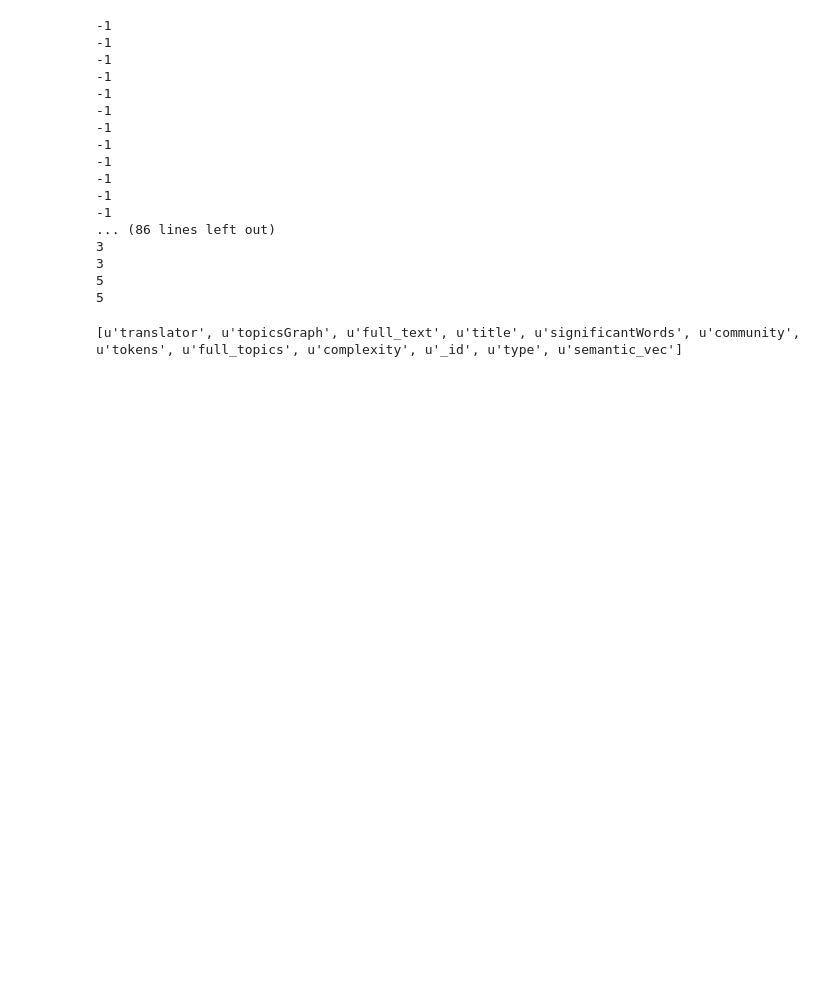
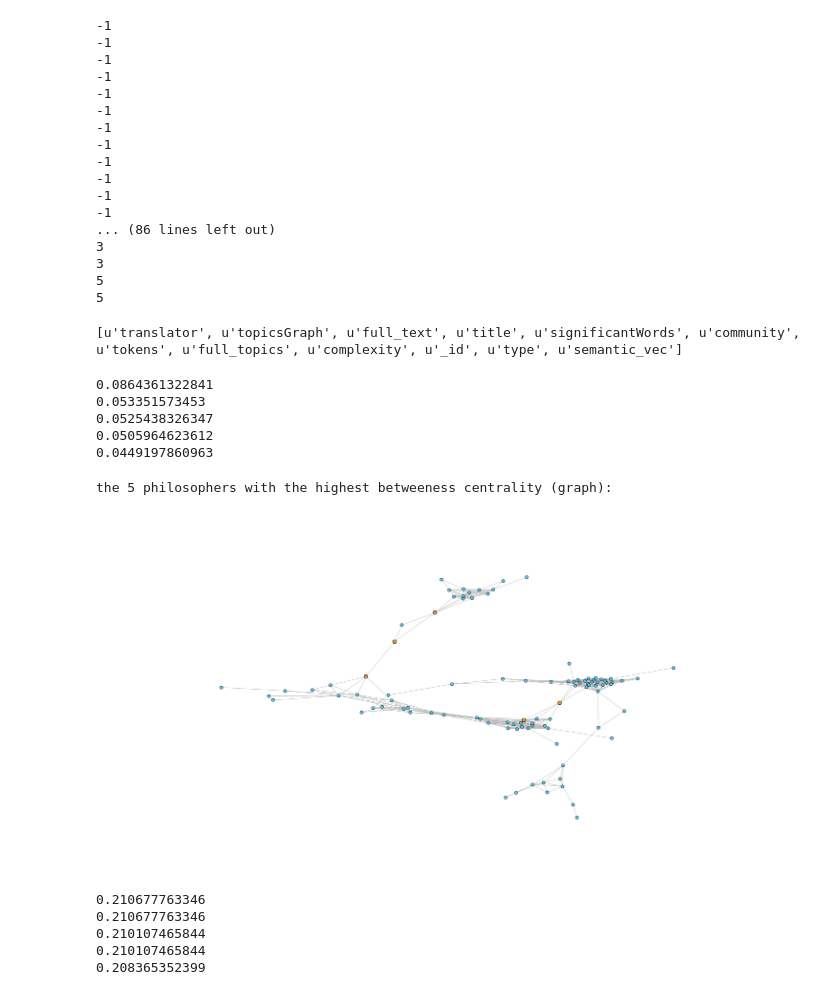
Before and after one commit to vlievin/deep-reader-lda, a Jupyter notebook: graph analysis.ipynb, the cells around one changed output. Drawn from its saved outputs; the diff is of its cells as text; code cells hidden in the pictures; blank space fills up the shorter version.

Commit message:
network analysis text

```diff
--- a/graph analysis.ipynb
+++ b/graph analysis.ipynb
@@ -227,3 +228,32 @@ ObjectId('566587469f5c8d2494e4f78c')
 # %%
 # %% [output]
 [u'translator', u'topicsGraph', u'full_text', u'title', u'significantWords', u'community', u'tokens', u'full_topics', u'complexity', u'_id', u'type', u'semantic_vec']
+# %%
+between = nx.betweenness_centrality(G)
+# %%
+for b in sorted( between, key = between.get, reverse = True )[:5]:
+    print between[b]
+# %% [output]
+0.0864361322841
+0.053351573453
+0.0525438326347
+0.0505964623612
+0.0449197860963
+# %%
+def drawHighlighted( GCC, points, labels = False ):
+    pos = nx.fruchterman_reingold_layout(GCC)
+    nx.draw(GCC, pos = pos, linewidths  = 1, node_size = 40, node_color = "#33CCFF" , edge_color = "#bbbbbb", alpha = 0.8)
+    nx.draw_networkx_nodes(GCC, pos, nodelist = points, linewidths  = 1, node_size = 60, node_color = "#FF9933" , edge_color = "#bbbbbb", alpha = 0.9)
+    if (labels):
+        nx.draw_networkx_labels( GCC, pos = pos , alpha = 0.1)
+    plt.show()
+    return
+# %%
+
+%matplotlib inline
+matplotlib.rcParams['figure.figsize'] = (20.0, 10.0)
+print "the 5 philosophers with the highest betweeness centrality (graph):"
+drawHighlighted( GCC, sorted( between, key = between.get, reverse = True )[:5])
+# %% [output]
+the 5 philosophers with the highest betweeness centrality (graph):
+[figure, added]
@@ -229,0 +262,9 @@ ObjectId('566587469f5c8d2494e4f78c')
+# %%
+for b in sorted( eigen, key = eigen.get, reverse = True )[:5]:
+    print eigen[b]
+# %% [output]
+0.210677763346
+0.210677763346
+0.210107465844
+0.210107465844
+0.208365352399
```
Also changed, not shown: parts of 4 cells of this notebook, 1 other file.
